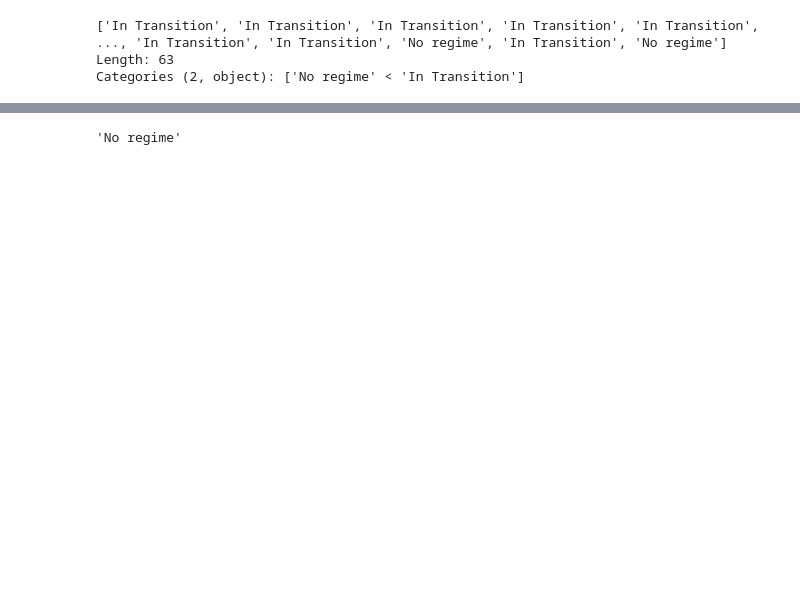
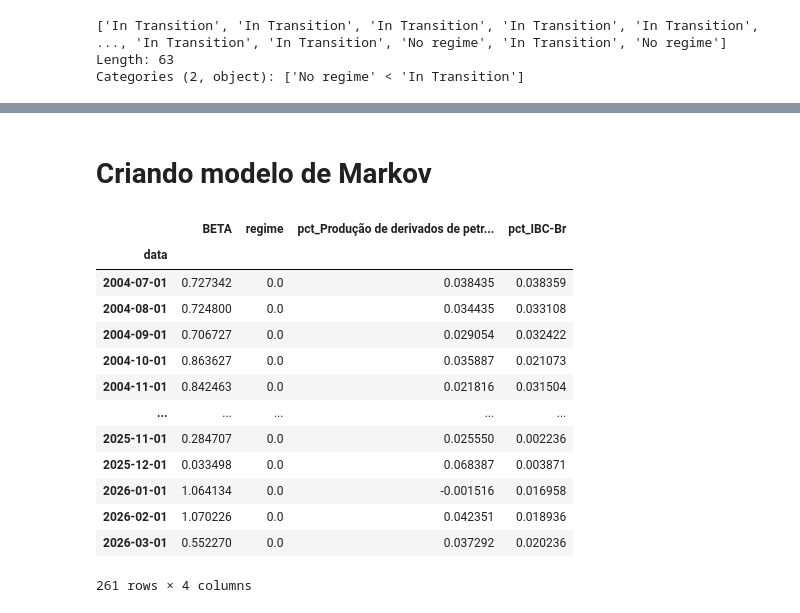
Before and after one commit to WesleySouza13/oil-price-shock-analysis, a Jupyter notebook: notebooks/04_transition_model.ipynb, the cells around one changed output, grey strips where cells are left out. Saved outputs shown, nothing was run; the diff lists cells and outputs as text; code cells hidden in the pictures; blank space fills up the shorter version.

```diff
--- a/notebooks/04_transition_model.ipynb
+++ b/notebooks/04_transition_model.ipynb
@@ -213,4 +212,2 @@ def risk_bands_func(probs:float):
-# %%
-risk_bands_func(0.05)
-# %% [output]
-'No regime'
+# %% [markdown]
+# Criando modelo de Markov
@@ -216,0 +216,17 @@ risk_bands_func(0.05)
+# %%
+df
+# %% [output]
+|  | BETA | regime | pct_Produção de derivados de petr... | pct_IBC-Br |
+| data |  |  |  |  |
+| 2004-07-01 | 0.727342 | 0.0 | 0.038435 | 0.038359 |
+| 2004-08-01 | 0.724800 | 0.0 | 0.034435 | 0.033108 |
+| 2004-09-01 | 0.706727 | 0.0 | 0.029054 | 0.032422 |
+| 2004-10-01 | 0.863627 | 0.0 | 0.035887 | 0.021073 |
+| 2004-11-01 | 0.842463 | 0.0 | 0.021816 | 0.031504 |
+| ... | ... | ... | ... | ... |
+| 2025-11-01 | 0.284707 | 0.0 | 0.025550 | 0.002236 |
+| 2025-12-01 | 0.033498 | 0.0 | 0.068387 | 0.003871 |
+| 2026-01-01 | 1.064134 | 0.0 | -0.001516 | 0.016958 |
+| 2026-02-01 | 1.070226 | 0.0 | 0.042351 | 0.018936 |
+| 2026-03-01 | 0.552270 | 0.0 | 0.037292 | 0.020236 |
+261 rows × 4 columns
```
Also changed, not shown: parts of 11 cells of this notebook, 2 other files.
